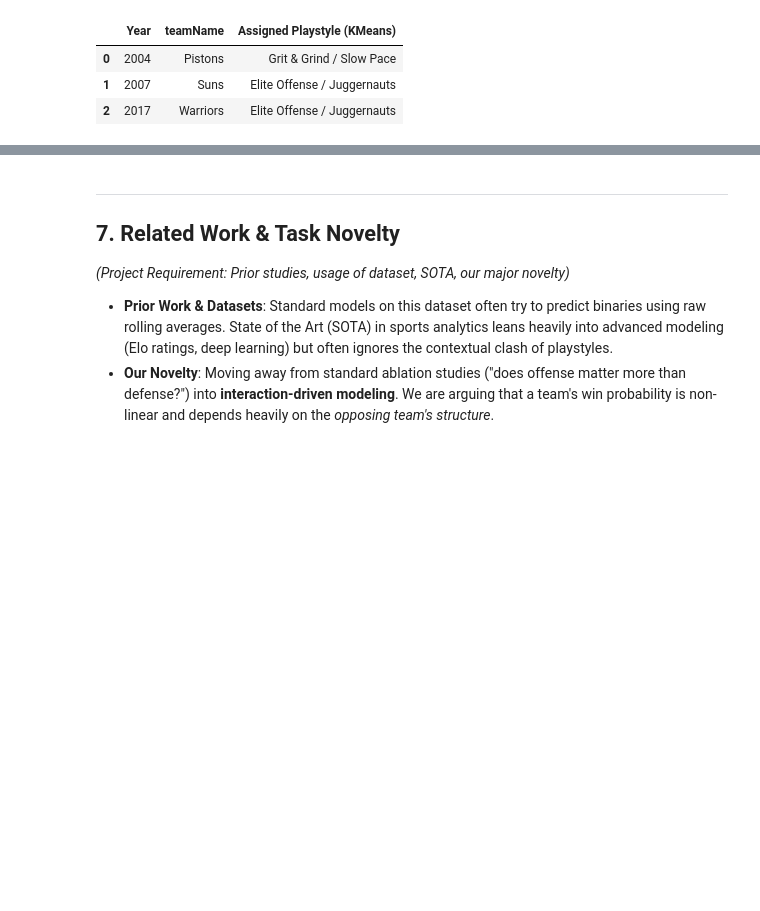
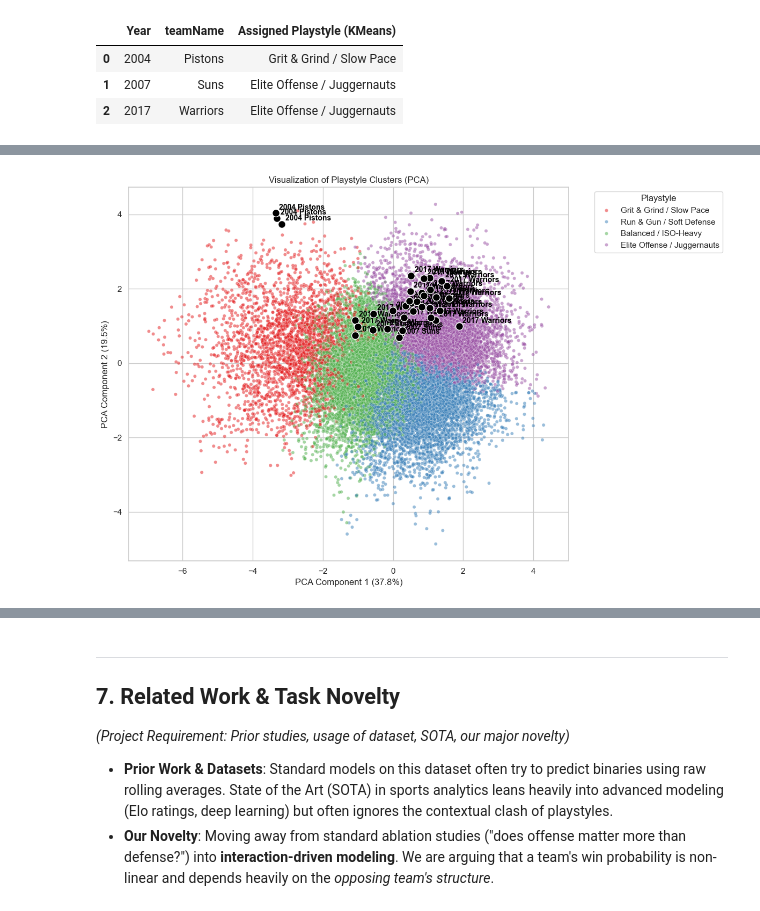
Before and after one commit to RaghavDewangan/dsc_148_final, a Jupyter notebook: NBA_Style_Matchup.ipynb, the cells around one changed output, grey strips where cells are left out. Saved outputs shown, nothing was run; the diff lists cells and outputs as text; code cells hidden in the pictures; blank space fills up the shorter version.

```diff
--- a/NBA_Style_Matchup.ipynb
+++ b/NBA_Style_Matchup.ipynb
@@ -231,0 +237,49 @@ historic_validation.rename(columns={'playstyle_name': 'Assigned Playstyle (KMean
+# %%
+from sklearn.decomposition import PCA
+import matplotlib.pyplot as plt
+import seaborn as sns
+
+# 6.5 Visualizing the Clusters in 2D Space using PCA
+# We have many features, so let's use PCA to reduce them to 2 dimensions for visualization
+
+pca = PCA(n_components=2)
+# Using scaled_features from Section 4
+pca_components = pca.fit_transform(scaled_features)
+
+nba_team_stats_df['pca1'] = pca_components[:, 0]
+nba_team_stats_df['pca2'] = pca_components[:, 1]
+
+plt.figure(figsize=(12, 8))
+sns.scatterplot(
+    x='pca1', y='pca2',
+    hue='playstyle_name',
+    palette='Set1',
+    data=nba_team_stats_df,
+    alpha=0.5,
+    s=20
+)
+
+# Highlight a few iconic teams to see where they land on the PCA plot
+# We get the most recent iconic teams info directly from nba_team_stats_df
+iconic_teams_filter = (
+    ((nba_team_stats_df['teamName'] == 'Warriors') & (nba_team_stats_df['Year'] == 2017)) | # Steph Curry MVP Era string
+    ((nba_team_stats_df['teamName'] == 'Pistons') & (nba_team_stats_df['Year'] == 2004)) |             # Ultimate defense team
+    ((nba_team_stats_df['teamName'] == 'Suns') & (nba_team_stats_df['Year'] == 2007))                  # "7 Seconds or Less" offense
+)
+iconic_teams_pca = nba_team_stats_df[iconic_teams_filter]
+
+if not iconic_teams_pca.empty:
+    for _, row in iconic_teams_pca.iterrows():
+        plt.scatter(row['pca1'], row['pca2'], color='black', s=100, edgecolors='white', zorder=5)
+        # Adding some jitter/offset for text so it doesn't overlap on identical points
+        plt.text(row['pca1'] + 0.1, row['pca2'] + 0.1, f"{row['Year']} {row['teamName']}",
+                 fontsize=10, weight='bold', color='black')
+
+plt.title('Visualization of Playstyle Clusters (PCA)')
+plt.xlabel(f'PCA Component 1 ({pca.explained_variance_ratio_[0]*100:.1f}%)')
+plt.ylabel(f'PCA Component 2 ({pca.explained_variance_ratio_[1]*100:.1f}%)')
+plt.legend(title='Playstyle', bbox_to_anchor=(1.05, 1), loc='upper left')
+plt.tight_layout()
+plt.show()
+# %% [output]
+[figure, added]
```
Also changed, not shown: parts of 8 cells of this notebook.
